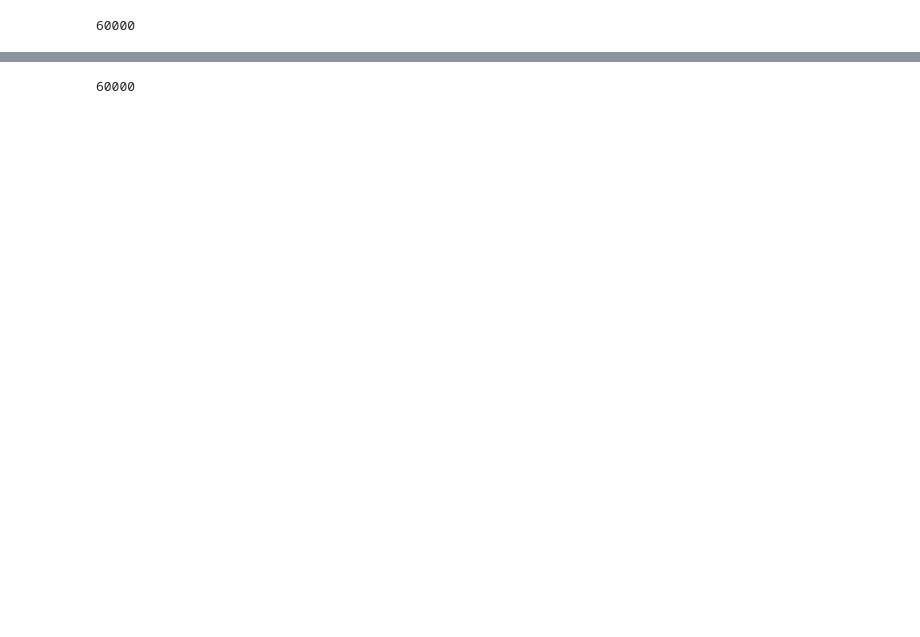
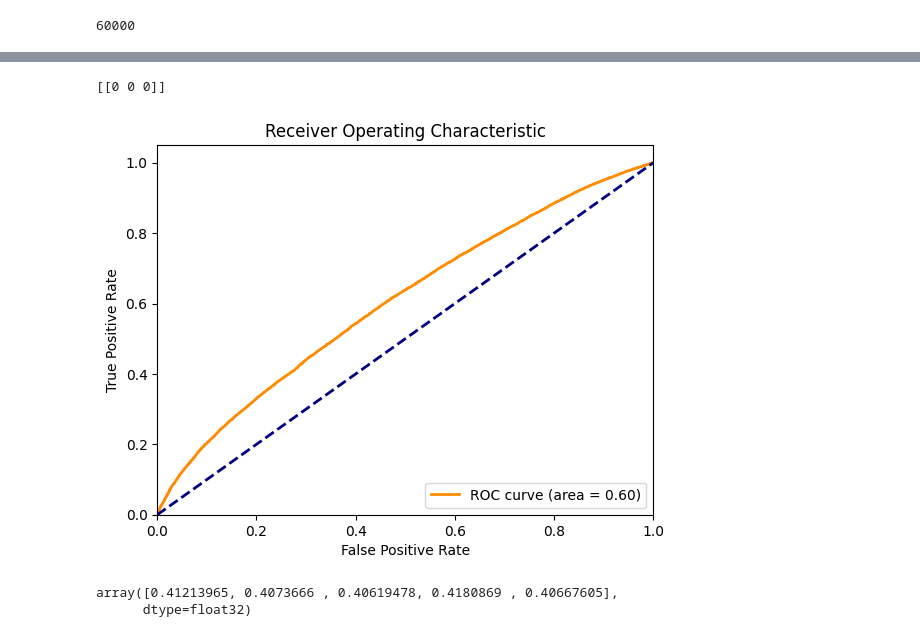
Before and after one commit to liwilliam127/BELKA, a Jupyter notebook: gat-belka.ipynb, the cells around one changed output, grey strips where cells are left out. Saved outputs shown, nothing was run; the diff lists cells and outputs as text; code cells hidden in the pictures; blank space fills up the shorter version.

Commit message:
Kaggle Notebook | GAT_BELKA | ROC curve & accuracy

```diff
--- a/gat-belka.ipynb
+++ b/gat-belka.ipynb
@@ -511,4 +427,74 @@ print(np.mean(res))
-# %%
-print(len([x for x in pred if x ==0]))
-# %% [output]
-60000
+# %%
+from sklearn.metrics import roc_curve, auc
+import matplotlib.pyplot as plt
+
+def evaluate_model(test_set, test_bind):
+    model.eval()
+    all_labels = []
+    all_preds = []
+
+    with torch.no_grad():
+        for i in range(5):#len(test_set):
+            output = model(test_set[i])
+            all_labels.append(test_bind[i])
+            all_preds.append(output.sigmoid().numpy())
+
+    #all_labels = np.concatenate(all_labels, axis=0)
+    #all_preds = np.concatenate(all_preds, axis=0)
+
+    return all_labels, all_preds
+print((evaluate_model(test_graph_sample, test_bind_sample)[1][0]>= 0.5).astype(int))
+# %% [output]
+[[0 0 0]]
+# %%
+import torch
+import torch.nn as nn
+import torch.nn.functional as F
+import torch.optim as optim
+from torch_geometric.data import Data, DataLoader
+from torch_geometric.nn import GATConv, global_mean_pool as gmp
+from sklearn.metrics import roc_curve, auc
+import matplotlib.pyplot as plt
+import numpy as np
+from tqdm import tqdm
+
+def evaluate_model(test_set):
+    model.eval()
+    all_labels = []
+    all_preds = []
+
+    with torch.no_grad():
+        for data in test_set:
+            output = model(data)
+            output_sigmoid = output.sigmoid().numpy()
+            binary_labels = (np.sum(data.y.numpy()) > 0).astype(int)
+            all_labels.extend([binary_labels])
+            all_preds.extend(output_sigmoid.max(axis=1))  # Using max of three class, assuming positive correlation
+
+    all_labels = np.array(all_labels)
+    all_preds = np.array(all_preds)
+
+    fpr, tpr, _ = roc_curve(all_labels, all_preds)
+    roc_auc = auc(fpr, tpr)
+
+    plt.figure()
+    plt.plot(fpr, tpr, color='darkorange', lw=2, label='ROC curve (area = %0.2f)' % roc_auc)
+    plt.plot([0, 1], [0, 1], color='navy', lw=2, linestyle='--')
+    plt.xlim([0.0, 1.0])
+    plt.ylim([0.0, 1.05])
+    plt.xlabel('False Positive Rate')
+    plt.ylabel('True Positive Rate')
+    plt.title('Receiver Operating Characteristic')
+    plt.legend(loc="lower right")
+    plt.show()
+    return all_labels, all_preds
+
+lanels_, preds_ = evaluate_model(test_graph_wlabel)
+# %% [output]
+[figure, added]
+# %%
+len(preds_)
+preds_[-5:]
+# %% [output]
+array([0.41213965, 0.4073666 , 0.40619478, 0.4180869 , 0.40667605],
+      dtype=float32)
```
Also changed, not shown: parts of 25 cells of this notebook.
